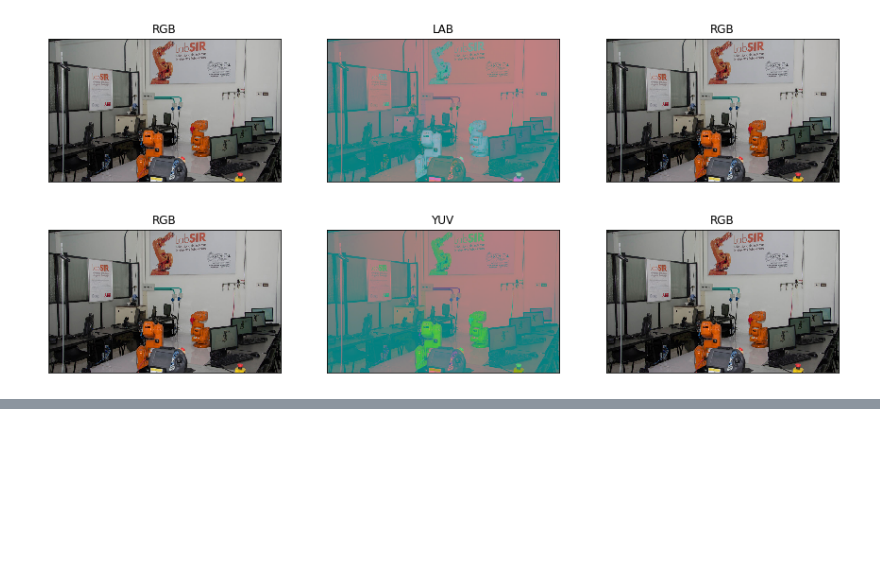
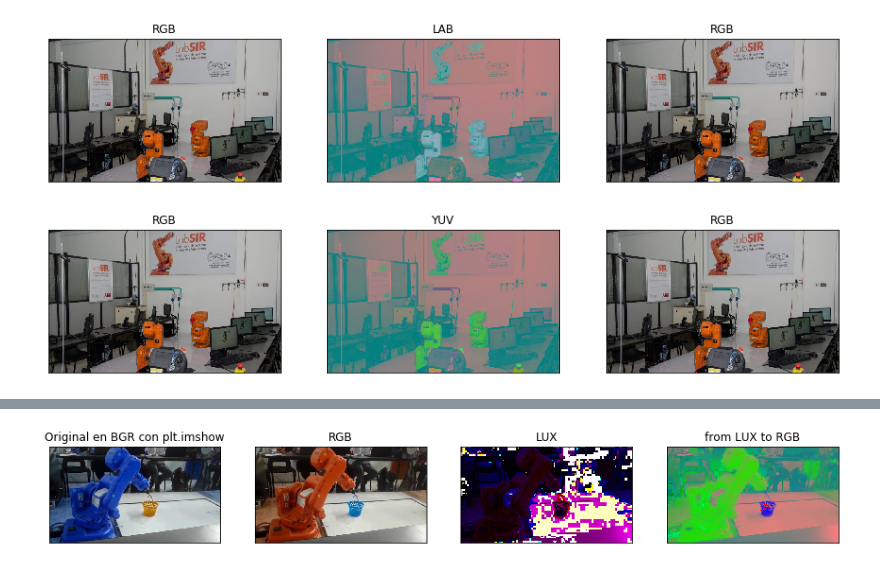
Before and after one commit to jacastillol/machine-vision, a Jupyter notebook: tarea03/Tarea03-color.ipynb, the cells around one changed output, grey strips where cells are left out. Cells and saved outputs as stored; diff of their text form; code cells hidden in the pictures; blank space fills up the shorter version.

Commit message:
test: tarea 3 color spaces

```diff
--- a/tarea03/Tarea03-color.ipynb
+++ b/tarea03/Tarea03-color.ipynb
@@ -57,7 +57,9 @@ Visión de Máquina &#8212; J.J. Hernández & J.A. Castillo </h1>
 images = ['../tarea01/ABBpicking.jpg',
           '../tarea01/labSIR.jpg',
           '../tarea01/BIOLOIDpostures.jpg',
-          '../tarea01/NAOpostures.jpg']
+          '../tarea01/NAOpostures.jpg',
+          'evangeline-lilly.jpg',
+          'straw.jpg']
 
 imgo = cv2.imread(images[1],cv2.IMREAD_COLOR)
 imgo2rgb = cv2.cvtColor(imgo, cv2.COLOR_BGR2RGB)
@@ -118,3 +134,94 @@ printColorConvertion(9,'YUV',imgo2rgb,cv2.COLOR_RGB2YUV, cv2.COLOR_YUV2RGB)
 
 <h1 style="font-size:100%; background-color:rgba(150, 150, 150, 1.0); color:white; text-align:center; line-height : 30px;">
 Visión de Máquina &#8212; J.J. Hernández & J.A. Castillo </h1>
+# %%
+def RGB2lux(im, M=256):
+    lux = np.zeros_like(im)
+    R=im[:,:,0]; G=im[:,:,1]; B=im[:,:,2]
+    # Log channel
+    L = np.power(R+1,0.3)*np.power(G+1,0.6)*np.power(B+1,0.1)-1
+    # uHe channel
+    U = np.zeros_like(L)
+    U[L>R] = M/2*((R[L>R]+1)/(L[L>R]+1))
+    U[L<=R] = M-M/2*((L[L<=R]+1)/(R[L<=R]+1))
+    # eXtension channel
+    X = np.zeros_like(L)
+    X[L>B] = M/2*((B[L>B]+1)/(L[L>B]+1))
+    X[L<=B] = M-M/2*((L[L<=B]+1)/(B[L<=B]+1))
+    # new image
+    lux[:,:,0]=L; lux[:,:,1]=U; lux[:,:,2]=X
+    return (lux)
+
+def lux2RGB(im, M=256):
+    rgb = np.zeros_like(im)
+    L=im[:,:,0]; U=im[:,:,1]; X=im[:,:,2]
+    R = rgb[:,:,0]; G = rgb[:,:,1]; B = rgb[:,:,2];
+    # gettin red channel
+    Kr = 2*U/M;
+    R_less_L = Kr<1;
+    R[R_less_L] = Kr[R_less_L]*(L[R_less_L]+1)-1
+    R_geq_L = Kr>=1
+    R[R_geq_L] = (M/2)*(L[R_geq_L]+1)/(M-U[R_geq_L])-1
+    # gettin blue channel
+    Kb = 2*X/M;
+    B_less_L = Kb<1;
+    B[B_less_L] = Kb[B_less_L]*(L[B_less_L]+1)-1
+    B_geq_L = Kb>=1
+    B[B_geq_L] = (M/2)*(L[B_geq_L]+1)/(M-X[B_geq_L])-1
+    # getting green channel
+    G = np.power((L+1)/(np.power(R+1,0.3)*np.power(B+1,0.1)),-0.6)-1
+    # new image
+    rgb[:,:,0] = R; rgb[:,:,1] = G; rgb[:,:,2] = B;
+    return rgb
+
+imgo=cv2.imread(images[0],cv2.IMREAD_COLOR)
+imgo2rgb = cv2.cvtColor(imgo, cv2.COLOR_BGR2RGB)
+imgrgb2lux=RGB2lux(imgo2rgb)
+imglux2rgb=lux2RGB(imgrgb2lux)
+
+plt.figure(1,figsize=(15,5))
+plt.subplot(141),plt.imshow(imgo)
+plt.title('Original en BGR con plt.imshow'), plt.xticks([]), plt.yticks([])
+plt.subplot(142),plt.imshow(imgo2rgb)
+plt.title('RGB'), plt.xticks([]), plt.yticks([])
+plt.subplot(143),plt.imshow(imglux2rgb)
+plt.title('LUX'), plt.xticks([]), plt.yticks([])
+plt.subplot(144),plt.imshow(imgrgb2lux)
+plt.title('from LUX to RGB'), plt.xticks([]), plt.yticks([])
+plt.show()
+
+plt.figure(2,figsize=(15,5))
+plt.subplot(131),plt.imshow(imgrgb2lux[:,:,0], cmap='gray', interpolation="none")
+plt.title('plano L'), plt.xticks([]), plt.yticks([])
+plt.subplot(132),plt.imshow(imgrgb2lux[:,:,1], cmap='gray', interpolation="none")
+plt.title('plano U'), plt.xticks([]), plt.yticks([])
+plt.subplot(133),plt.imshow(imgrgb2lux[:,:,2], cmap='gray', interpolation="none")
+plt.title('plano X'), plt.xticks([]), plt.yticks([])
+plt.show()
+
+imgo=cv2.imread(images[4],cv2.IMREAD_COLOR)
+imgo2rgb = cv2.cvtColor(imgo, cv2.COLOR_BGR2RGB)
+imgrgb2lux=RGB2lux(imgo2rgb)
+imglux2rgb=lux2RGB(imgrgb2lux)
+
+plt.figure(1,figsize=(15,5))
+plt.subplot(141),plt.imshow(imgo)
+plt.title('Original en BGR con plt.imshow'), plt.xticks([]), plt.yticks([])
+plt.subplot(142),plt.imshow(imgo2rgb)
+plt.title('RGB'), plt.xticks([]), plt.yticks([])
+plt.subplot(143),plt.imshow(imglux2rgb)
+plt.title('LUX'), plt.xticks([]), plt.yticks([])
+plt.subplot(144),plt.imshow(imgrgb2lux)
+plt.title('from LUX to RGB'), plt.xticks([]), plt.yticks([])
+plt.show()
+
+plt.figure(2,figsize=(15,5))
+plt.subplot(131),plt.imshow(imgrgb2lux[:,:,0], cmap='gray', interpolation="none")
+plt.title('plano L'), plt.xticks([]), plt.yticks([])
+plt.subplot(132),plt.imshow(imgrgb2lux[:,:,1], cmap='gray', interpolation="none")
+plt.title('plano U'), plt.xticks([]), plt.yticks([])
+plt.subplot(133),plt.imshow(imgrgb2lux[:,:,2], cmap='gray', interpolation="none")
+plt.title('plano X'), plt.xticks([]), plt.yticks([])
+plt.show()
+# %% [output]
+[figure, added]
```
Also changed, not shown: parts of 4 cells of this notebook, 3 other files.
